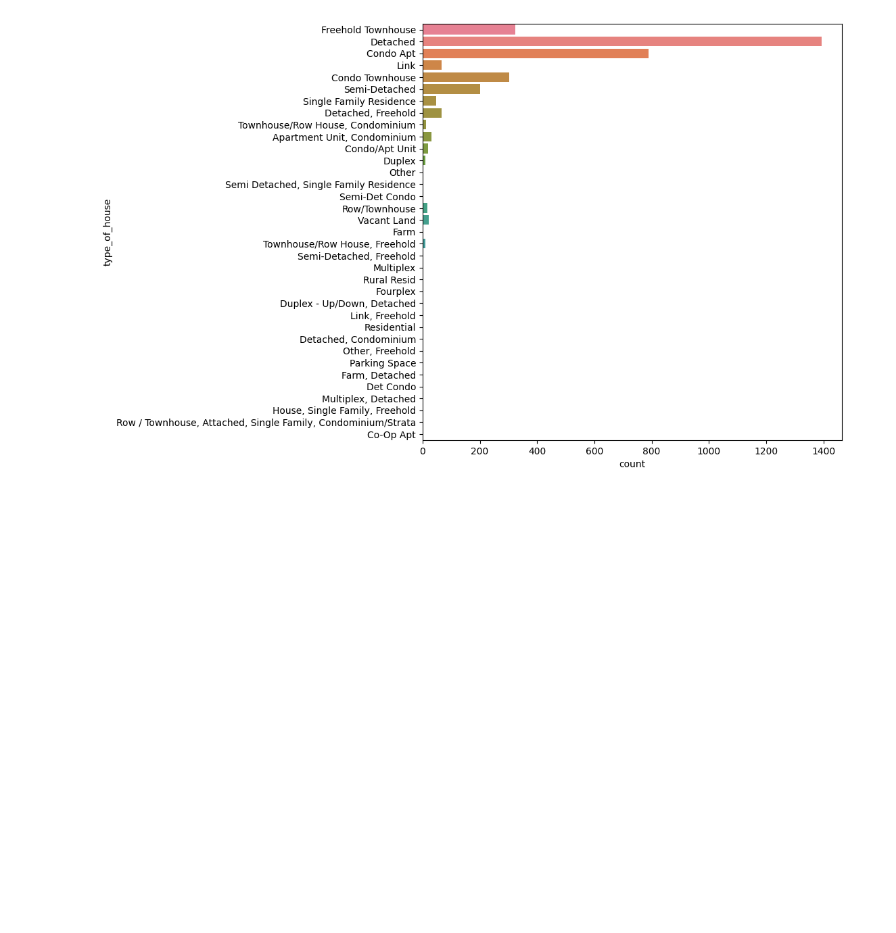
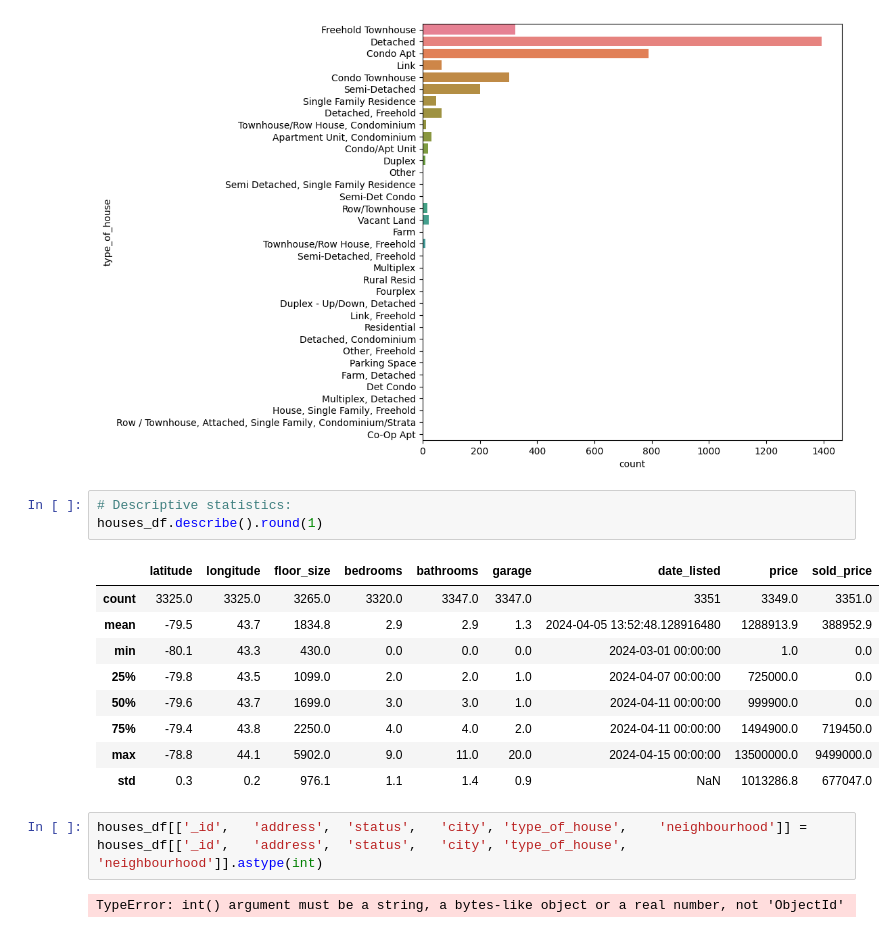
Before and after one commit to MaisieDeGraaf/Housing-Project_Final, a Jupyter notebook: linreg_housing.ipynb, the cells around one changed output. Saved outputs shown, nothing was run; the diff lists cells and outputs as text; blank space fills up the shorter version.

```diff
--- a/linreg_housing.ipynb
+++ b/linreg_housing.ipynb
@@ -244,3 +244,20 @@ sns.countplot(y='type_of_house', data=houses_df, hue=houses_df["type_of_house"])
 # %% [output]
 <Axes: xlabel='count', ylabel='type_of_house'>
 [figure]
+# %%
+# Descriptive statistics:
+houses_df.describe().round(1)
+# %% [output]
+|  | latitude | longitude | floor_size | bedrooms | bathrooms | garage | date_listed | price | sold_price |
+| count | 3325.0 | 3325.0 | 3265.0 | 3320.0 | 3347.0 | 3347.0 | 3351 | 3349.0 | 3351.0 |
+| mean | -79.5 | 43.7 | 1834.8 | 2.9 | 2.9 | 1.3 | 2024-04-05 13:52:48.128916480 | 1288913.9 | 388952.9 |
+| min | -80.1 | 43.3 | 430.0 | 0.0 | 0.0 | 0.0 | 2024-03-01 00:00:00 | 1.0 | 0.0 |
+| 25% | -79.8 | 43.5 | 1099.0 | 2.0 | 2.0 | 1.0 | 2024-04-07 00:00:00 | 725000.0 | 0.0 |
+| 50% | -79.6 | 43.7 | 1699.0 | 3.0 | 3.0 | 1.0 | 2024-04-11 00:00:00 | 999900.0 | 0.0 |
+| 75% | -79.4 | 43.8 | 2250.0 | 4.0 | 4.0 | 2.0 | 2024-04-11 00:00:00 | 1494900.0 | 719450.0 |
+| max | -78.8 | 44.1 | 5902.0 | 9.0 | 11.0 | 20.0 | 2024-04-15 00:00:00 | 13500000.0 | 9499000.0 |
+| std | 0.3 | 0.2 | 976.1 | 1.1 | 1.4 | 0.9 | NaN | 1013286.8 | 677047.0 |
+# %%
+houses_df[['_id',	'address',	'status',	'city',	'type_of_house',	'neighbourhood']] = houses_df[['_id',	'address',	'status',	'city',	'type_of_house',	'neighbourhood']].astype(int)
+# %% [output]
+TypeError: int() argument must be a string, a bytes-like object or a real number, not 'ObjectId'
```
Also changed, not shown: parts of 2 cells of this notebook.
